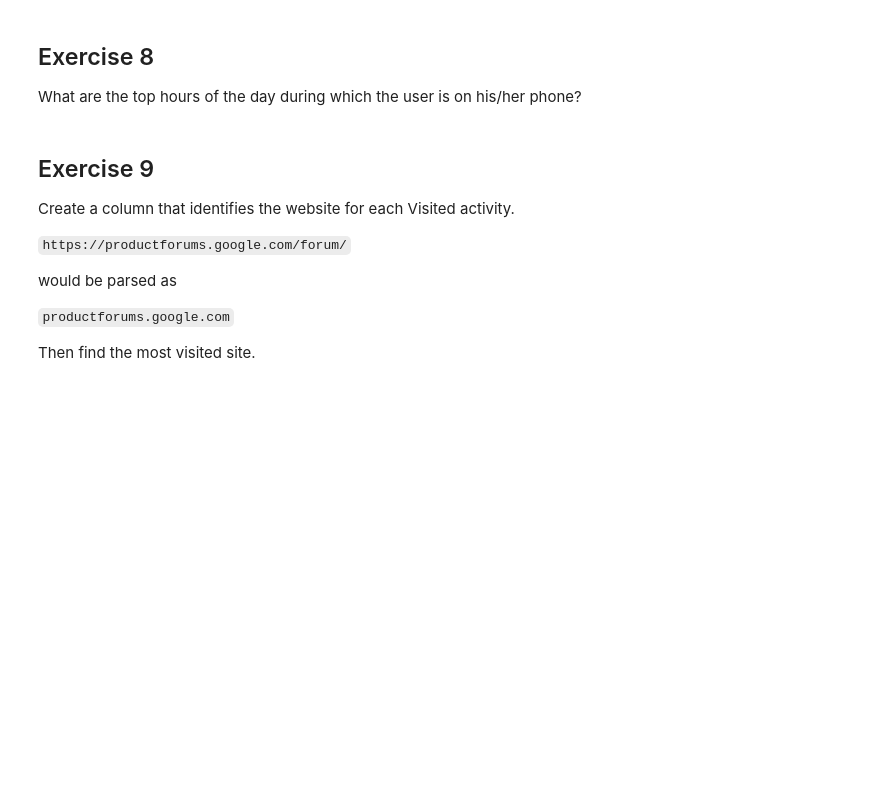
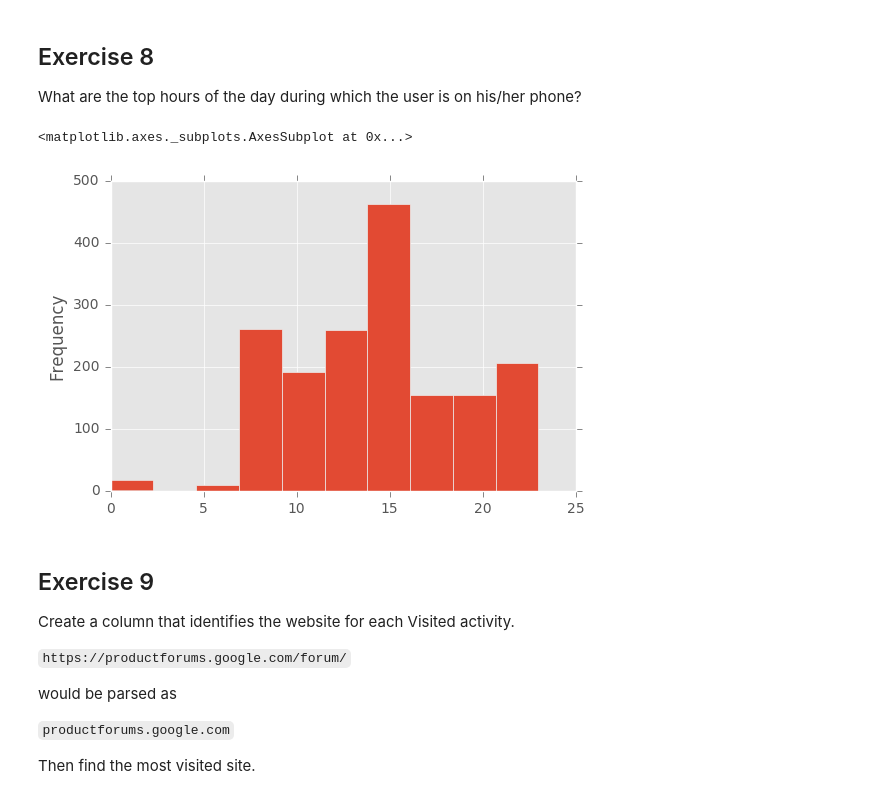
Before and after one commit to emilycecelia/wids2018-self-discovery, a Jupyter notebook: 03- The Path to Self-Discovery- Find Habits.ipynb, the cells around one changed output. Drawn from its saved outputs; the diff is of its cells as text; code cells hidden in the pictures; blank space fills up the shorter version.

```diff
--- a/03- The Path to Self-Discovery- Find Habits.ipynb
+++ b/03- The Path to Self-Discovery- Find Habits.ipynb
@@ -66,6 +88,18 @@ What are the top days of the week during which the user searched for directions.
 ## Exercise 8
 
 What are the top hours of the day during which the user is on his/her phone?
+# %%
+def get_hour(val):
+    if not pd.isnull(val):
+        return val.hour
+    else:
+        return None
+
+df['Hour'] = df['Datestamp'].apply(get_hour)
+df['Hour'].plot('hist')
+# %% [output]
+<matplotlib.axes._subplots.AxesSubplot at 0x...>
+[figure, added]
 # %% [markdown]
 ## Exercise 9
 
```
Also changed, not shown: parts of 13 cells of this notebook, 2 other files.
